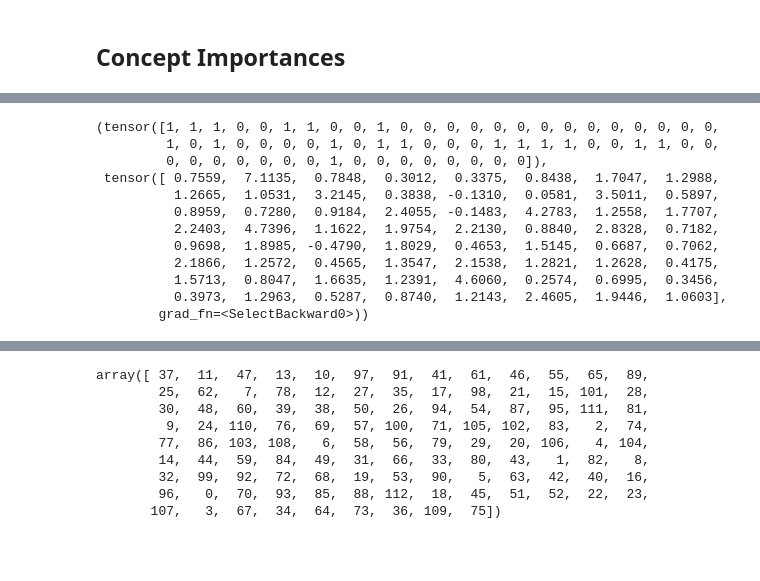
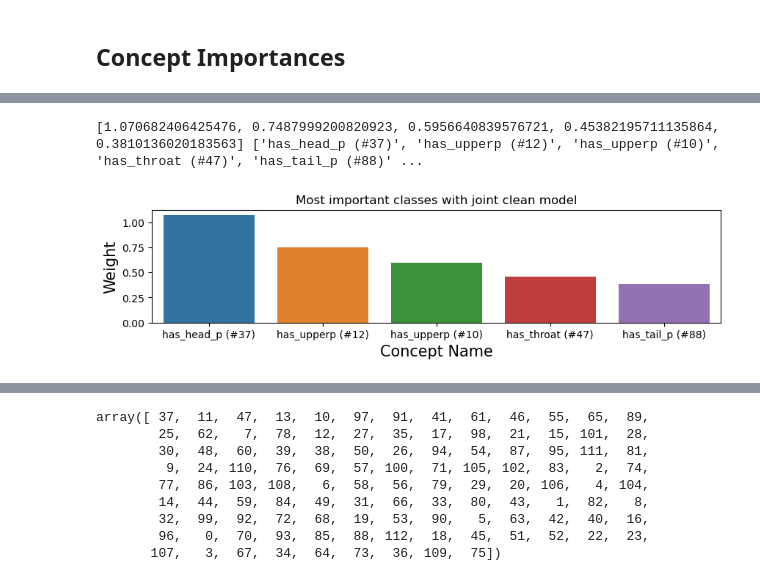
Before and after one commit to naveenr414/Spurious-Concepts, a Jupyter notebook: scripts/Known Correlation.ipynb, the cells around one changed output, grey strips where cells are left out. Drawn from its saved outputs; the diff is of its cells as text; code cells hidden in the pictures; blank space fills up the shorter version.

Commit message:
Created plots for Known and Unknown spurious correlations

```diff
--- a/scripts/Known Correlation.ipynb
+++ b/scripts/Known Correlation.ipynb
@@ -415,12 +285,4 @@ transformed_images = [normalize_tensor(image)
 transformed_images_tensor = torch.stack(transformed_images)
 # %%
 torch.set_printoptions(sci_mode=False)
-# %%
-def get_attribute_class_weights(model,model_function,weights):
-    y_pred, c_pred = model_function(model,transformed_images_tensor)
-    c_pred_copy = c_pred.repeat((200,1,1))
-    weights_per_class = weights.repeat((c_pred.shape[-1],1,1)).transpose(0, 1).transpose(1, 2)
-    weights_per_class = weights_per_class*c_pred_copy
-
-    return weights_per_class, c_pred
 # %% [markdown]
@@ -452,3 +303,3 @@ tensor([0, 0, 0, 0, 0, 0, 0, 0, 0, 0, 0, 0, 0, 0, 0, 0, 0, 0, 0, 0, 0, 0, 0, 0,
 # %%
-weights_small, c_pred_small = get_attribute_class_weights(joint_model_small,run_joint_model,joint_model_small.sec_model.linear.weight)
+weights_small, c_pred_small = get_attribute_class_weights(joint_model_small,run_joint_model,joint_model_small.sec_model.linear.weight,transformed_images_tensor)
 # %%
@@ -458,18 +309,3 @@ weights_tag, c_pred_tag = get_attribute_class_weights(joint_model_tag,run_joint_
-# %%
-c_small[1], c_pred_blur[1]
-# %% [output]
-(tensor([1, 1, 1, 0, 0, 1, 1, 0, 0, 1, 0, 0, 0, 0, 0, 0, 0, 0, 0, 0, 0, 0, 0, 0,
-         1, 0, 1, 0, 0, 0, 0, 1, 0, 1, 1, 0, 0, 0, 1, 1, 1, 1, 0, 0, 1, 1, 0, 0,
-         0, 0, 0, 0, 0, 0, 0, 1, 0, 0, 0, 0, 0, 0, 0, 0]),
- tensor([ 0.7559,  7.1135,  0.7848,  0.3012,  0.3375,  0.8438,  1.7047,  1.2988,
-          1.2665,  1.0531,  3.2145,  0.3838, -0.1310,  0.0581,  3.5011,  0.5897,
-          0.8959,  0.7280,  0.9184,  2.4055, -0.1483,  4.2783,  1.2558,  1.7707,
-          2.2403,  4.7396,  1.1622,  1.9754,  2.2130,  0.8840,  2.8328,  0.7182,
-          0.9698,  1.8985, -0.4790,  1.8029,  0.4653,  1.5145,  0.6687,  0.7062,
-          2.1866,  1.2572,  0.4565,  1.3547,  2.1538,  1.2821,  1.2628,  0.4175,
-          1.5713,  0.8047,  1.6635,  1.2391,  4.6060,  0.2574,  0.6995,  0.3456,
-          0.3973,  1.2963,  0.5287,  0.8740,  1.2143,  2.4605,  1.9446,  1.0603],
-        grad_fn=<SelectBackward0>))
 # %%
 weights_small_independent, c_pred_small_independent = get_attribute_class_weights([independent_concept_model_small,
                                                         independent_bottleneck_model_small],
@@ -482,0 +333,9 @@ weights_blur_independent, c_pred_blur_independent = get_attribute_class_weights(
+# %%
+plt.figure(figsize=(10,2))
+plt.title("Most important classes with joint clean model")
+plt.xlabel("Concept Name",fontsize=15)
+plt.ylabel("Weight",fontsize=15)
+plot_most_important_classes(weights_small,CUB_ATTRIBUTES)
+# %% [output]
+[1.070682406425476, 0.7487999200820923, 0.5956640839576721, 0.45382195711135864, 0.3810136020183563] ['has_head_p (#37)', 'has_upperp (#12)', 'has_upperp (#10)', 'has_throat (#47)', 'has_tail_p (#88)' ...
+[figure, added]
```
Also changed, not shown: parts of 39 cells of this notebook, 7 other files.
